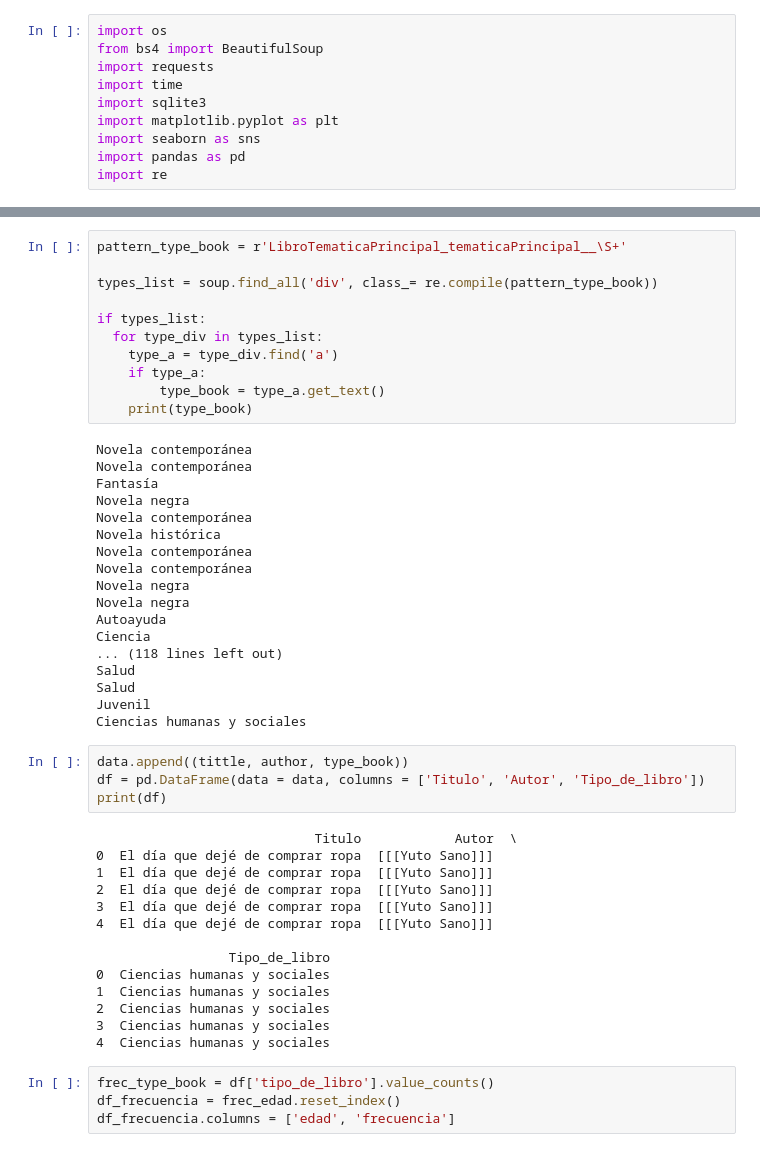
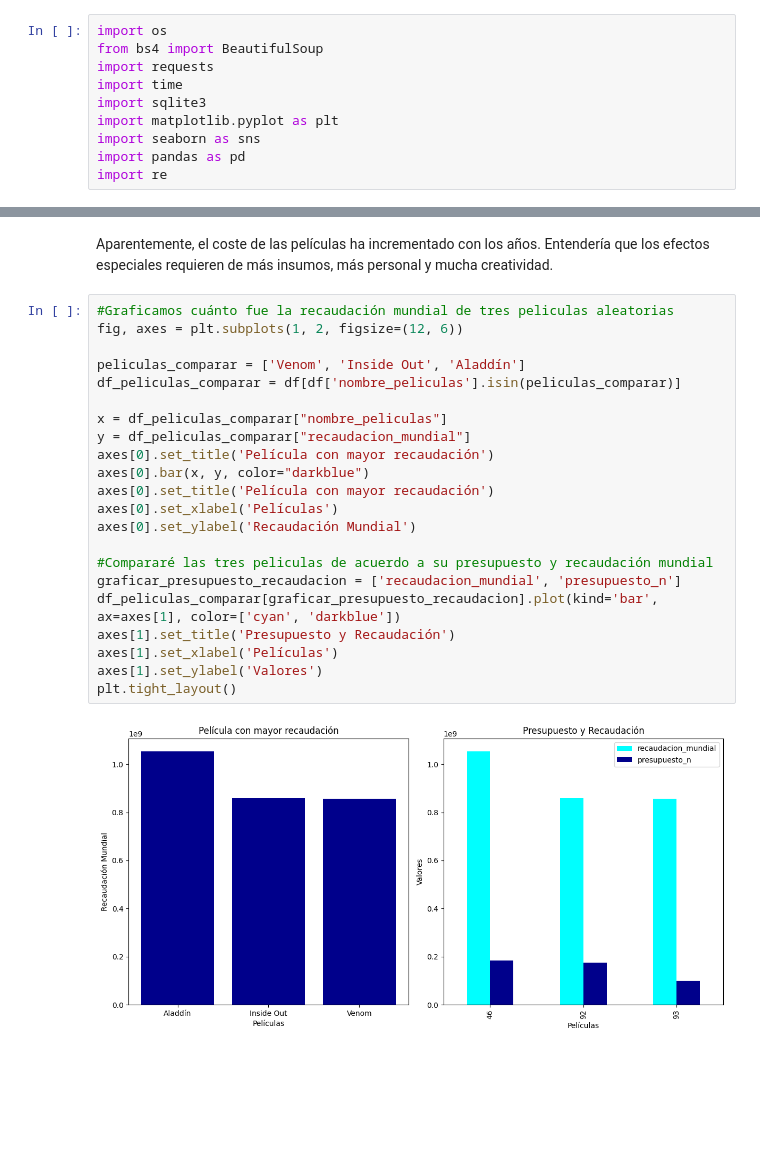
Before and after one commit to 4GeeksAcademy/web-scraping-project-tutorial_rdh, a Jupyter notebook: src/explore.ipynb, the cells around one changed output, grey strips where cells are left out. Cells and saved outputs as stored; diff of their text form; blank space fills up the shorter version.

```diff
--- a/src/explore.ipynb
+++ b/src/explore.ipynb
@@ -198,51 +142,26 @@ AttributeError: 'NoneType' object has no attribute 'get_text'
-# %%
-pattern_type_book = r'LibroTematicaPrincipal_tematicaPrincipal__\S+'
-
-types_list = soup.find_all('div', class_= re.compile(pattern_type_book))
-
-if types_list:
-  for type_div in types_list:
-    type_a = type_div.find('a')
-    if type_a:
-        type_book = type_a.get_text()
-    print(type_book)
-# %% [output]
-Novela contemporánea
-Novela contemporánea
-Fantasía
-Novela negra
-Novela contemporánea
-Novela histórica
-Novela contemporánea
-Novela contemporánea
-Novela negra
-Novela negra
-Autoayuda
-Ciencia
-... (118 lines left out)
-Salud
-Salud
-Juvenil
-Ciencias humanas y sociales
-# %%
-data.append((tittle, author, type_book))
-df = pd.DataFrame(data = data, columns = ['Titulo', 'Autor', 'Tipo_de_libro'])
-print(df)
-# %% [output]
-                            Titulo            Autor  \
-0  El día que dejé de comprar ropa  [[[Yuto Sano]]]
-1  El día que dejé de comprar ropa  [[[Yuto Sano]]]
-2  El día que dejé de comprar ropa  [[[Yuto Sano]]]
-3  El día que dejé de comprar ropa  [[[Yuto Sano]]]
-4  El día que dejé de comprar ropa  [[[Yuto Sano]]]
-
-                 Tipo_de_libro
-0  Ciencias humanas y sociales
-1  Ciencias humanas y sociales
-2  Ciencias humanas y sociales
-3  Ciencias humanas y sociales
-4  Ciencias humanas y sociales
-# %%
-frec_type_book = df['tipo_de_libro'].value_counts()
-df_frecuencia = frec_edad.reset_index()
-df_frecuencia.columns = ['edad', 'frecuencia']
+# %% [markdown]
+Aparentemente, el coste de las películas ha incrementado con los años. Entendería que los efectos especiales requieren de más insumos, más personal y mucha creatividad.
+# %%
+#Graficamos cuánto fue la recaudación mundial de tres peliculas aleatorias
+fig, axes = plt.subplots(1, 2, figsize=(12, 6))
+
+peliculas_comparar = ['Venom', 'Inside Out', 'Aladdín']
+df_peliculas_comparar = df[df['nombre_peliculas'].isin(peliculas_comparar)]
+
+x = df_peliculas_comparar["nombre_peliculas"]
+y = df_peliculas_comparar["recaudacion_mundial"]
+axes[0].set_title('Película con mayor recaudación')
+axes[0].bar(x, y, color="darkblue")
+axes[0].set_title('Película con mayor recaudación')
+axes[0].set_xlabel('Películas')
+axes[0].set_ylabel('Recaudación Mundial')
+
+#Compararé las tres peliculas de acuerdo a su presupuesto y recaudación mundial
+graficar_presupuesto_recaudacion = ['recaudacion_mundial', 'presupuesto_n']
+df_peliculas_comparar[graficar_presupuesto_recaudacion].plot(kind='bar', ax=axes[1], color=['cyan', 'darkblue'])
+axes[1].set_title('Presupuesto y Recaudación')
+axes[1].set_xlabel('Películas')
+axes[1].set_ylabel('Valores')
+plt.tight_layout()
+# %% [output]
+[figure, added]
```
Also changed, not shown: parts of 17 cells of this notebook, 3 other files.
